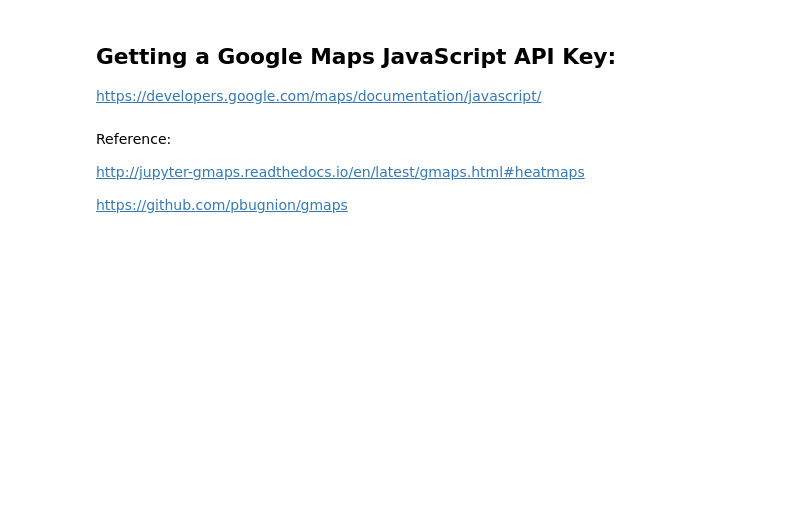
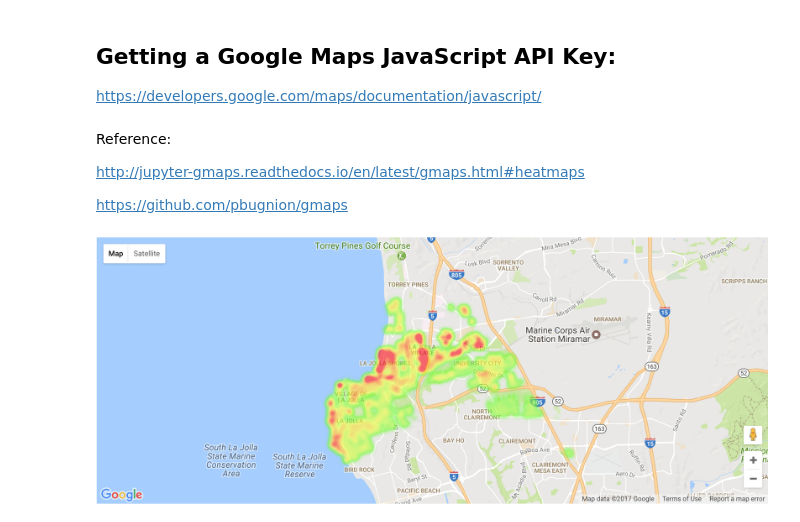
Before and after one commit to CheLinHuang/UCSD-Housing-Cost, a Jupyter notebook: Heat_Map.ipynb, the cells around one changed output. Saved outputs shown, nothing was run; the diff lists cells and outputs as text; code cells hidden in the pictures; blank space fills up the shorter version.

Commit message:
add sample heatmap image

```diff
--- a/Heat_Map.ipynb
+++ b/Heat_Map.ipynb
@@ -45,3 +45,8 @@ gmaps.configure(api_key=Google_API_key)
 fig = gmaps.figure()
 fig.add_layer(gmaps.heatmap_layer(location, weights=rents))
 fig
+# %%
+from IPython.display import Image
+Image(filename='map.png')
+# %% [output]
+[figure, added]
```
Also changed, not shown: 1 other file.
